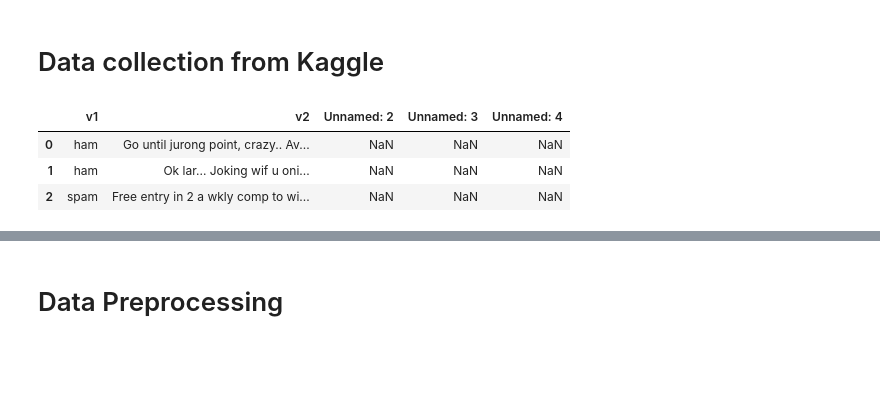
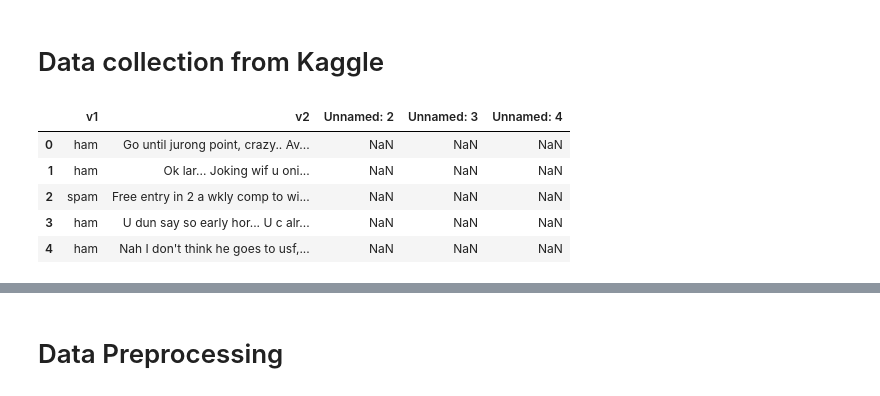
Before and after one commit to ShivRam013/Spam-Predictor, a Jupyter notebook: spam_py_code.ipynb, the cells around one changed output, grey strips where cells are left out. Saved outputs shown, nothing was run; the diff lists cells and outputs as text; code cells hidden in the pictures; blank space fills up the shorter version.

```diff
--- a/spam_py_code.ipynb
+++ b/spam_py_code.ipynb
@@ -6,10 +6,12 @@ import pandas as pd
 # %%
 dataset = pd.read_csv("spam.csv", encoding="latin-1") #Latin-1 is an 8-bit character encoding that supports 256 characters
 # %%
-dataset.head(3)
+dataset.head()
 # %% [output]
 |  | v1 | v2 | Unnamed: 2 | Unnamed: 3 | Unnamed: 4 |
 | 0 | ham | Go until jurong point, crazy.. Av... | NaN | NaN | NaN |
 | 1 | ham | Ok lar... Joking wif u oni... | NaN | NaN | NaN |
 | 2 | spam | Free entry in 2 a wkly comp to wi... | NaN | NaN | NaN |
+| 3 | ham | U dun say so early hor... U c alr... | NaN | NaN | NaN |
+| 4 | ham | Nah I don't think he goes to usf,... | NaN | NaN | NaN |
 # %%
```
Also changed, not shown: parts of 12 cells of this notebook.
